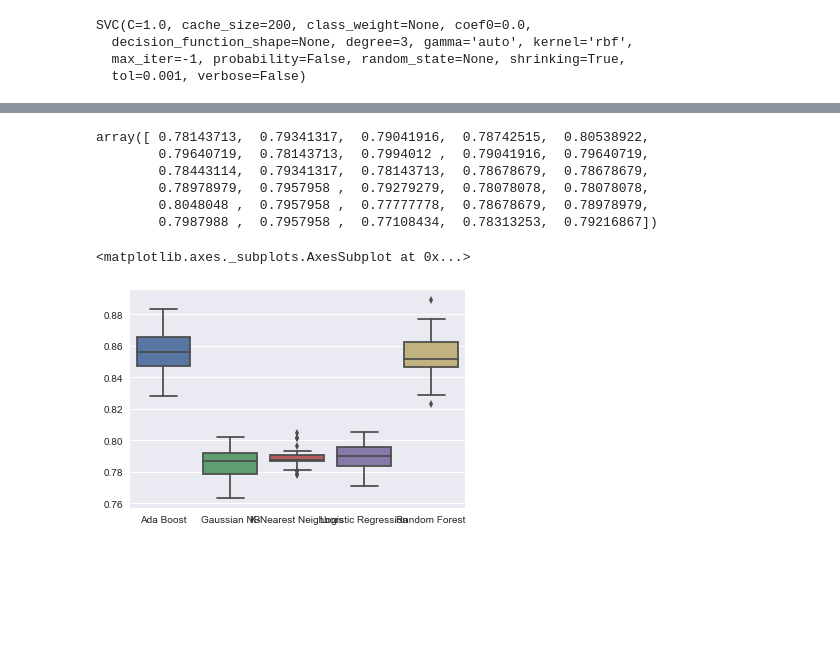
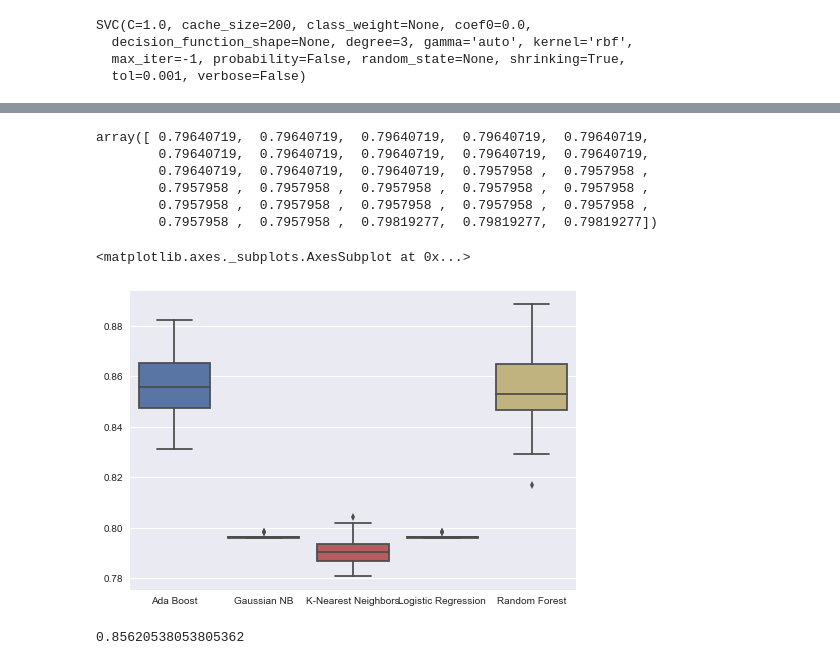
Before and after one commit to george-and-miller/data-science, a Jupyter notebook: Udemy A-Z Data Science.ipynb, the cells around one changed output, grey strips where cells are left out. Cells and saved outputs as stored; diff of their text form; code cells hidden in the pictures; blank space fills up the shorter version.

Commit message:
Modified to bin the age into groups
Improved classification accuracy. I should attempt to do the Titanic, and Housing data sets when I get a chance.

```diff
--- a/Udemy A-Z Data Science.ipynb
+++ b/Udemy A-Z Data Science.ipynb
@@ -48,3 +87,6 @@ proportion_leaving = banking_data['Exited'].mean()
 print(f"The proportion of customers leaving: {proportion_leaving*100:.0f}%")
 # %% [output]
 The proportion of customers leaving: 20%
+# %%
+banking_data['AgeGroup'] = pd.cut(banking_data['Age'], range(18, 94, 5), right=False)
+banking_data.groupby('AgeGroup')['Exited'].mean().plot.bar()
@@ -183,7 +237,7 @@ HasCrCard significant False
 IsActiveMember significant True
 EstimatedSalary significant False
 # %%
-cols = ['Surname', 'Tenure', 'HasCrCard', 'EstimatedSalary', 'Validation', 'Exited']
+cols = ['Surname', 'Tenure', 'HasCrCard', 'EstimatedSalary', 'Validation', 'Exited', 'Age']
 target = banking_data['Exited']
 data = banking_data.drop(cols, axis=1)
 data.head()
@@ -273,22 +327,27 @@ accuracy_score(y_test, cls.predict(X_test))
 # %%
 cross_val_score(LogisticRegression(), data, target, cv=30)
 # %% [output]
-array([ 0.78143713,  0.79341317,  0.79041916,  0.78742515,  0.80538922,
-        0.79640719,  0.78143713,  0.7994012 ,  0.79041916,  0.79640719,
-        0.78443114,  0.79341317,  0.78143713,  0.78678679,  0.78678679,
-        0.78978979,  0.7957958 ,  0.79279279,  0.78078078,  0.78078078,
-        0.8048048 ,  0.7957958 ,  0.77777778,  0.78678679,  0.78978979,
-        0.7987988 ,  0.7957958 ,  0.77108434,  0.78313253,  0.79216867])
+array([ 0.79640719,  0.79640719,  0.79640719,  0.79640719,  0.79640719,
+        0.79640719,  0.79640719,  0.79640719,  0.79640719,  0.79640719,
+        0.79640719,  0.79640719,  0.79640719,  0.7957958 ,  0.7957958 ,
+        0.7957958 ,  0.7957958 ,  0.7957958 ,  0.7957958 ,  0.7957958 ,
+        0.7957958 ,  0.7957958 ,  0.7957958 ,  0.7957958 ,  0.7957958 ,
+        0.7957958 ,  0.7957958 ,  0.79819277,  0.79819277,  0.79819277])
 # %%
-classifiers = [LogisticRegression(), AdaBoostClassifier(), GaussianNB(), RandomForestClassifier(max_depth=5), KNeighborsClassifier(10)]
+classifiers = [LogisticRegression(), AdaBoostClassifier(), GaussianNB(), RandomForestClassifier(max_depth=12), KNeighborsClassifier(10)]
 
 names = ["Logistic Regression", "Ada Boost", "Gaussian NB", 'Random Forest', 'K-Nearest Neighbors']
 scores = {}
 
 for classifer, name in zip(classifiers, names):
     scores[name] = cross_val_score(classifer, data, target, cv=30)
 
 sns.boxplot(pd.DataFrame(scores))
 # %% [output]
 <matplotlib.axes._subplots.AxesSubplot at 0x...>
-[figure, old version]
+[figure, new version]
+# %%
+cls = AdaBoostClassifier()
+cross_val_score(cls, data, target, cv=100).mean()
+# %% [output]
+0.85620538053805362
```
Also changed, not shown: parts of 20 cells of this notebook.
